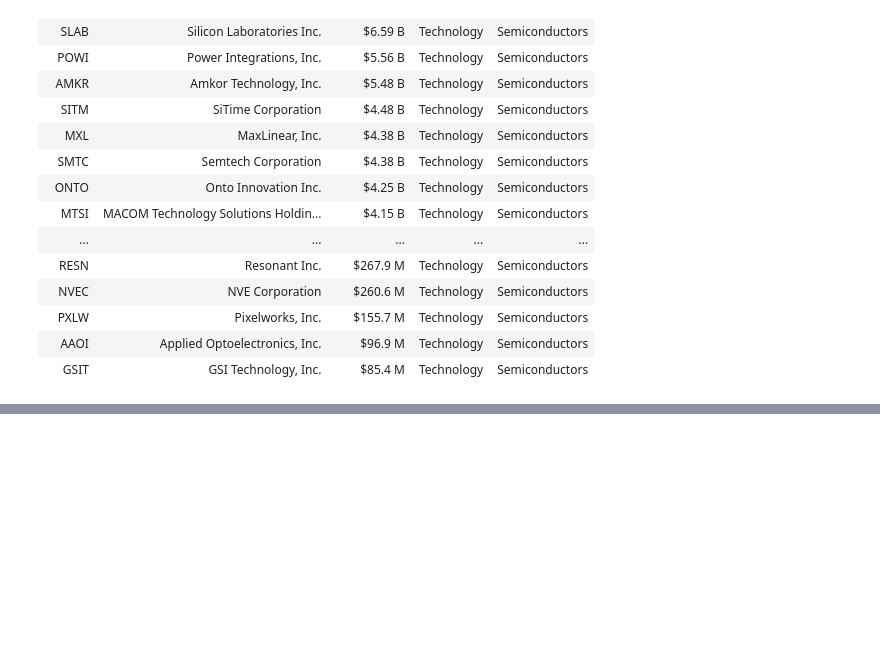
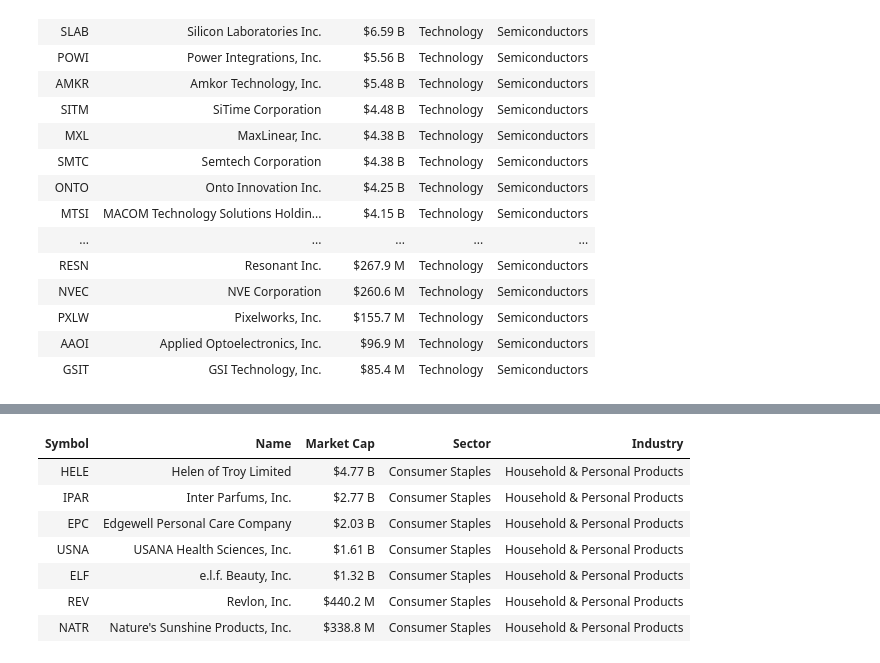
Before and after one commit to erickbytes/russell-2000-index, a Jupyter notebook: Russell 2000 Stocks.ipynb, the cells around one changed output, grey strips where cells are left out. Saved outputs shown, nothing was run; the diff lists cells and outputs as text; code cells hidden in the pictures; blank space fills up the shorter version.

```diff
--- a/Russell 2000 Stocks.ipynb
+++ b/Russell 2000 Stocks.ipynb
@@ -231,0 +270,14 @@ semiconductor_companies.style.hide()
+# %%
+household_companies = russell_index[
+    russell_index.Industry == "Household & Personal Products"
+]
+household_companies.style.hide()
+# %% [output]
+| Symbol | Name | Market Cap | Sector | Industry |
+| HELE | Helen of Troy Limited | $4.77 B | Consumer Staples | Household & Personal Products |
+| IPAR | Inter Parfums, Inc. | $2.77 B | Consumer Staples | Household & Personal Products |
+| EPC | Edgewell Personal Care Company | $2.03 B | Consumer Staples | Household & Personal Products |
+| USNA | USANA Health Sciences, Inc. | $1.61 B | Consumer Staples | Household & Personal Products |
+| ELF | e.l.f. Beauty, Inc. | $1.32 B | Consumer Staples | Household & Personal Products |
+| REV | Revlon, Inc. | $440.2 M | Consumer Staples | Household & Personal Products |
+| NATR | Nature's Sunshine Products, Inc. | $338.8 M | Consumer Staples | Household & Personal Products |
```
Also changed, not shown: parts of 4 cells of this notebook.
